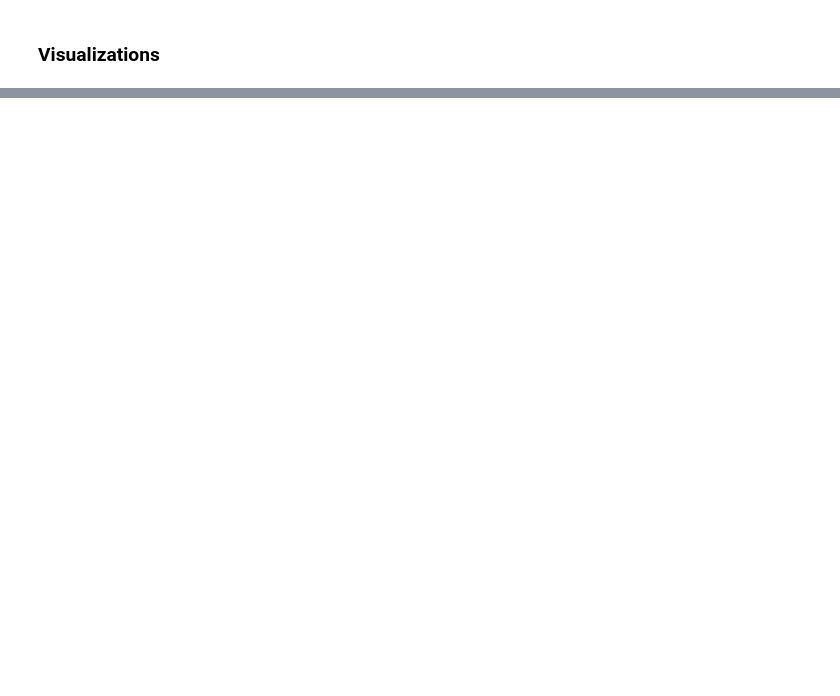
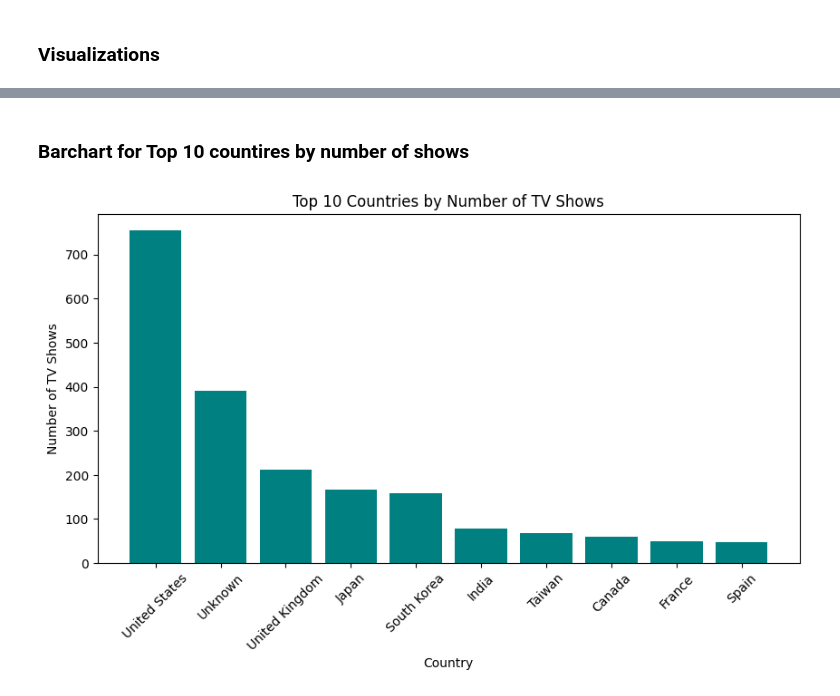
Before and after one commit to RajaaTayyab/Data-Projects, a Jupyter notebook: Netflix Movies Dataset/netflix.ipynb, the cells around one changed output, grey strips where cells are left out. Saved outputs shown, nothing was run; the diff lists cells and outputs as text; code cells hidden in the pictures; blank space fills up the shorter version.

```diff
--- a/Netflix Movies Dataset/netflix.ipynb
+++ b/Netflix Movies Dataset/netflix.ipynb
@@ -183,0 +229,15 @@ Matplotlib is building the font cache; this may take a moment.
+# %% [markdown]
+###  Barchart for Top 10 countires by number of shows
+# %%
+shows = df[df['type'] == 'TV Show']
+top_countries = shows['country'].value_counts().head(10)
+
+plt.figure(figsize=(10,5))
+plt.bar(top_countries.index, top_countries.values, color='teal')
+plt.title('Top 10 Countries by Number of TV Shows')
+plt.xlabel('Country')
+plt.ylabel('Number of TV Shows')
+plt.xticks(rotation=45)
+plt.show()
+# %% [output]
+[figure, added]
```
Also changed, not shown: parts of 22 cells of this notebook.
